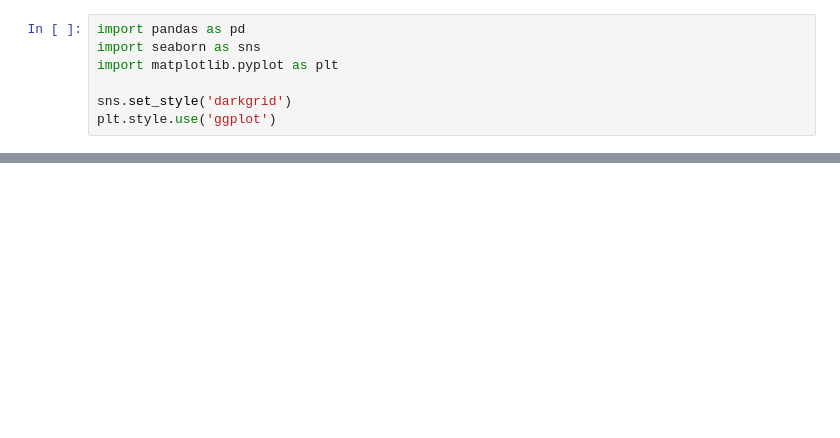
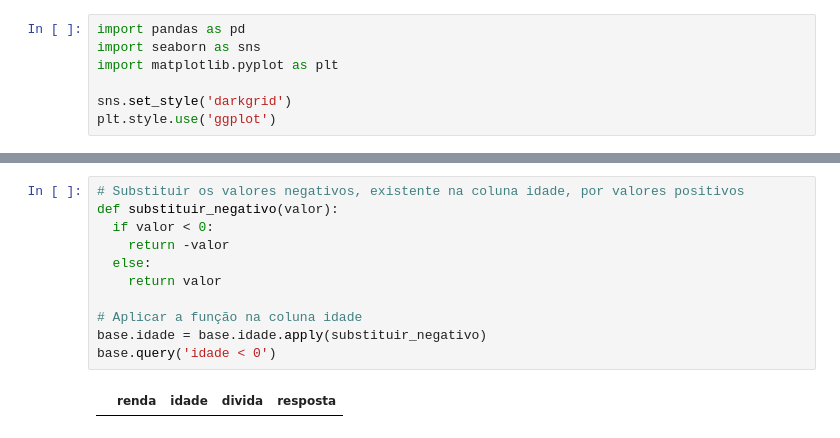
Before and after one commit to rafflds/bons_maus_pagadores_emprestimo, a Jupyter notebook: Dados_emprestimos.ipynb, the cells around one changed output, grey strips where cells are left out. Cells and saved outputs as stored; diff of their text form; blank space fills up the shorter version.

```diff
--- a/Dados_emprestimos.ipynb
+++ b/Dados_emprestimos.ipynb
@@ -30,0 +67,13 @@ base.head()
+# %%
+# Substituir os valores negativos, existente na coluna idade, por valores positivos
+def substituir_negativo(valor):
+  if valor < 0:
+    return -valor
+  else:
+    return valor
+
+# Aplicar a função na coluna idade
+base.idade = base.idade.apply(substituir_negativo)
+base.query('idade < 0')
+# %% [output]
+|  | renda | idade | divida | resposta |
```
Also changed, not shown: parts of 16 cells of this notebook.
